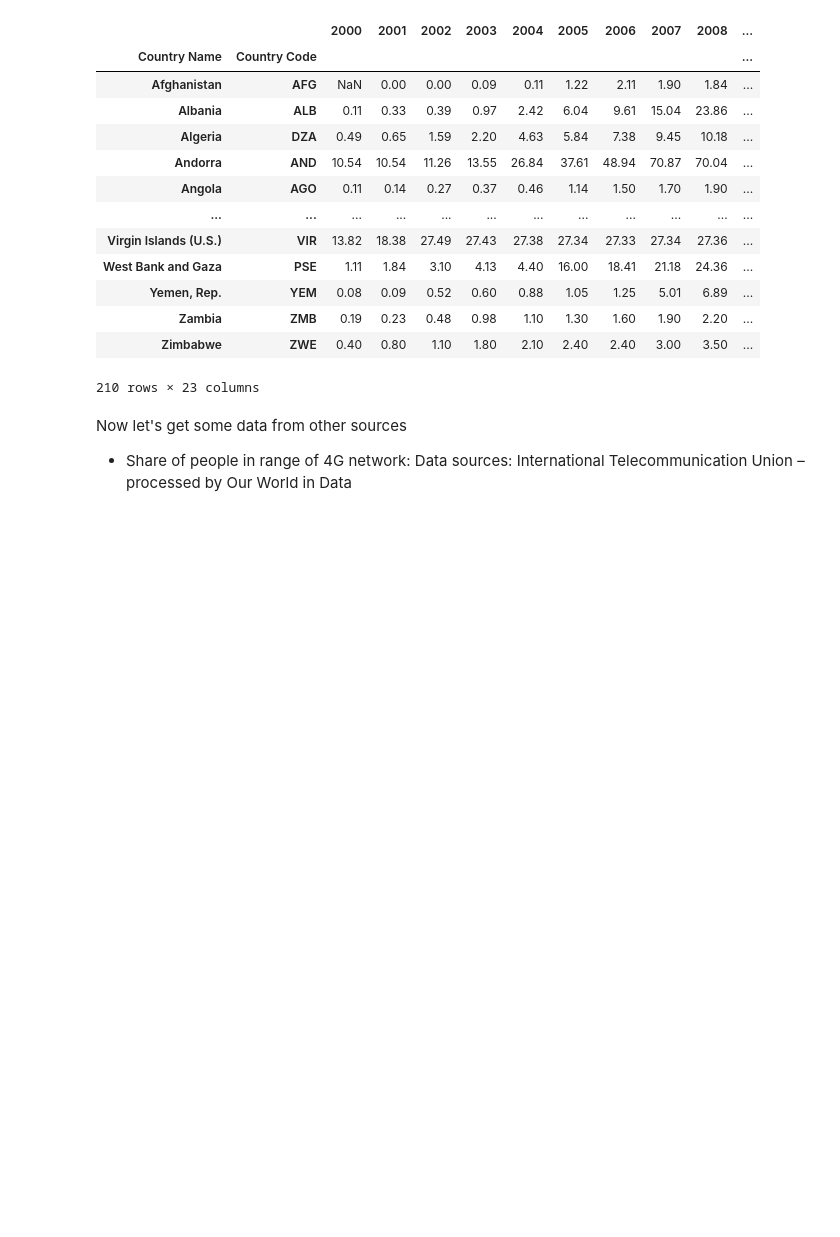
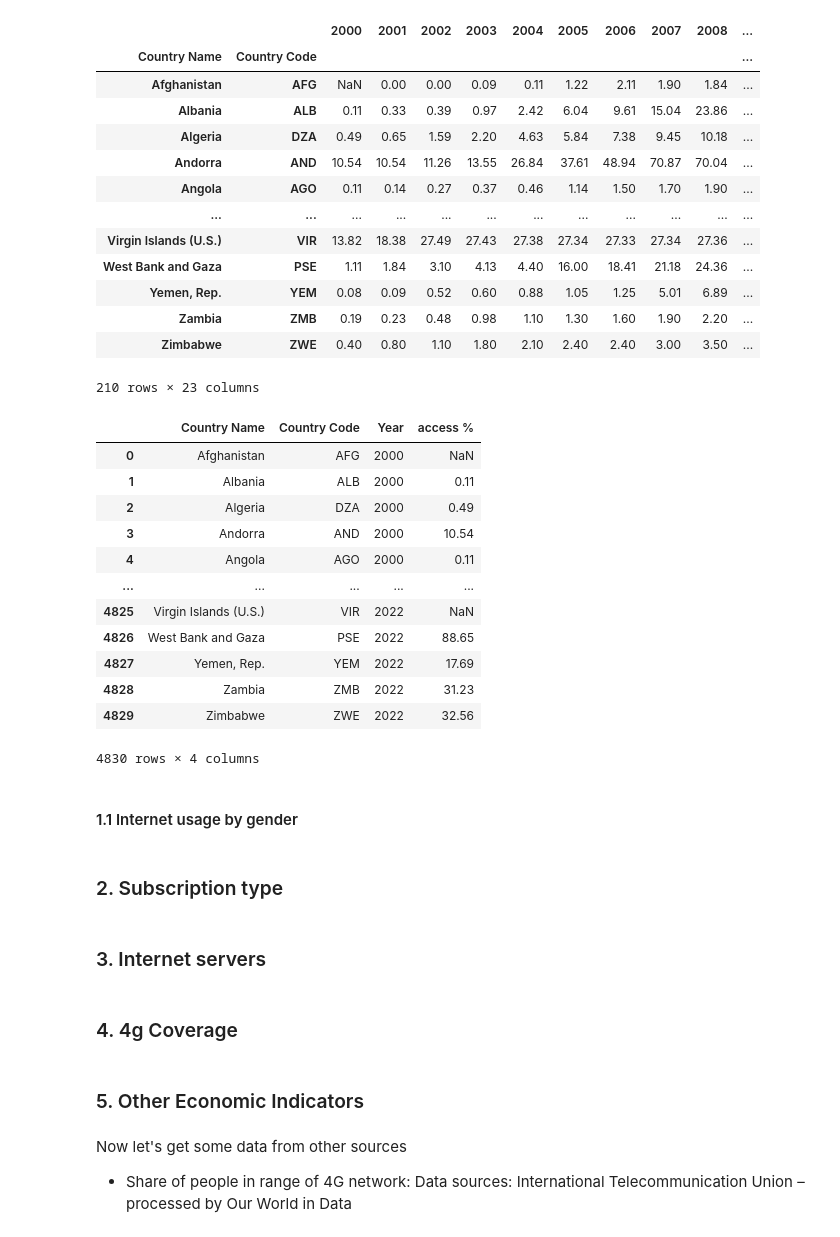
Before and after one commit to liamcrismani/global-internet-patterns, a Jupyter notebook: notebook.ipynb, the cells around one changed output. Drawn from its saved outputs; the diff is of its cells as text; code cells hidden in the pictures; blank space fills up the shorter version.

Commit message:
better variable and output names

```diff
--- a/notebook.ipynb
+++ b/notebook.ipynb
@@ -46,7 +46,7 @@ import missingno as msno
 from Zoho.ZohoAnalyticsPythonClient.AnalyticsClient import AnalyticsClient, response_obj, ServerError, ParseError
 
 
-internet_usage = pd.read_csv("data/internet_usage.csv")
+internet_usage = pd.read_csv("data/downloads/internet_usage.csv")
 internet_usage.head(10)
 # %% [output]
 |  | Country Name | Country Code | 2000 | 2001 | 2002 | 2003 | 2004 | 2005 | 2006 | 2007 | ... |
@@ -89,12 +119,12 @@ msno.matrix(internet_usage)
 # still lots of missing data, so fill from the previous/lead year
 # a maximum of 2 times
 # limit area inside to only fill NaNs if surrounded by valid values
-filled = internet_usage.T
-filled.ffill(limit=2, inplace=True, limit_area='inside')
-filled.bfill(limit=2, inplace=True, limit_area='inside')
+internet_usage = internet_usage.T
+internet_usage.ffill(limit=2, inplace=True, limit_area='inside')
+internet_usage.bfill(limit=2, inplace=True, limit_area='inside')
 
 # visualise results
-msno.matrix(filled.T)
+msno.matrix(internet_usage.T)
 # %% [output]
 <Axes: >
 [figure]
@@ -122,8 +153,8 @@ filled
 23 rows × 210 columns
 # %%
 # Reverse transposition
-filled = filled.T
+internet_usage = internet_usage.T
 
 # Update data types
-filled = filled.astype('float')
-filled.dtypes
+internet_usage = internet_usage.astype('float')
+internet_usage.dtypes
@@ -130,11 +179,12 @@ filled.dtypes
 # %%
 # Round floating point numbers to 2 d.p.
-filled = filled.apply(round, args=([2]))
+internet_usage = internet_usage.apply(round, args=([2]))
 
 # Save to csv
-filled.to_csv('data/iu_filled.csv')
+internet_usage.to_csv('data/export/internet_usage.csv')
 
-filled
+# view data
+internet_usage.head()
 # %% [output]
 |  |  | 2000 | 2001 | 2002 | 2003 | 2004 | 2005 | 2006 | 2007 | 2008 | ... |
 | Country Name | Country Code |  |  |  |  |  |  |  |  |  | ... |
@@ -152,12 +202,37 @@ filled
 210 rows × 23 columns
 # %%
 # reshape data in long format for racing chart
-long_df = filled.reset_index().melt(id_vars=['Country Name', 'Country Code'], var_name='Year', value_name='access %')
+internet_usage_lf = internet_usage.reset_index().melt(id_vars=['Country Name', 'Country Code'], var_name='Year', value_name='access %')
 
 # save to csv
-long_df.to_csv('data/iu_long_format.csv')
+internet_usage_lf.to_csv('data/export/iu_long_format.csv')
 
-long_df
+# view data
+internet_usage_lf.head()
+# %% [output]
+|  | Country Name | Country Code | Year | access % |
+| 0 | Afghanistan | AFG | 2000 | NaN |
+| 1 | Albania | ALB | 2000 | 0.11 |
+| 2 | Algeria | DZA | 2000 | 0.49 |
+| 3 | Andorra | AND | 2000 | 10.54 |
+| 4 | Angola | AGO | 2000 | 0.11 |
+| ... | ... | ... | ... | ... |
+| 4825 | Virgin Islands (U.S.) | VIR | 2022 | NaN |
+| 4826 | West Bank and Gaza | PSE | 2022 | 88.65 |
+| 4827 | Yemen, Rep. | YEM | 2022 | 17.69 |
+| 4828 | Zambia | ZMB | 2022 | 31.23 |
+| 4829 | Zimbabwe | ZWE | 2022 | 32.56 |
+4830 rows × 4 columns
+# %% [markdown]
+#### 1.1 Internet usage by gender
+# %% [markdown]
+### 2. Subscription type
+# %% [markdown]
+### 3. Internet servers
+# %% [markdown]
+### 4. 4g Coverage
+# %% [markdown]
+### 5. Other Economic Indicators
 # %% [markdown]
 Now let's get some data from other sources
 - Share of people in range of 4G network: Data sources: International Telecommunication Union – processed by Our World in Data
```
Also changed, not shown: parts of 7 cells of this notebook.
